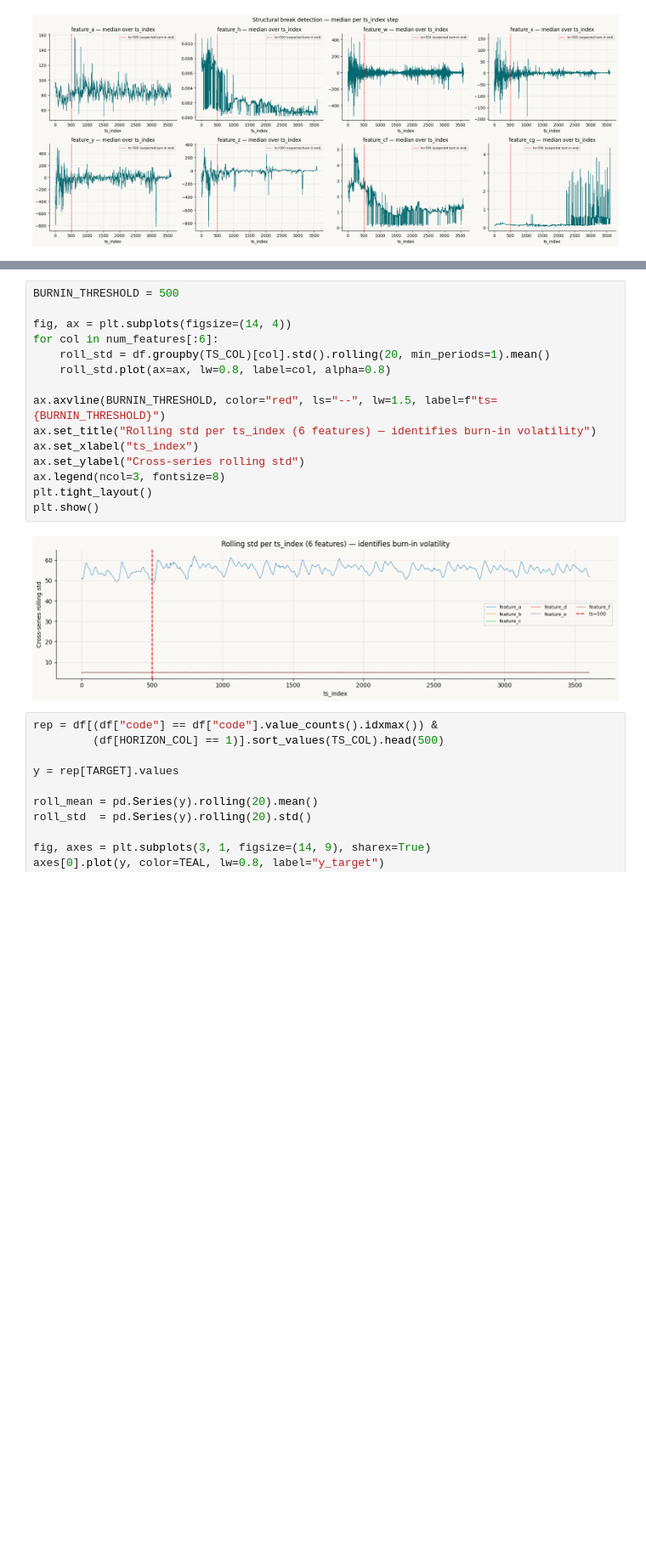
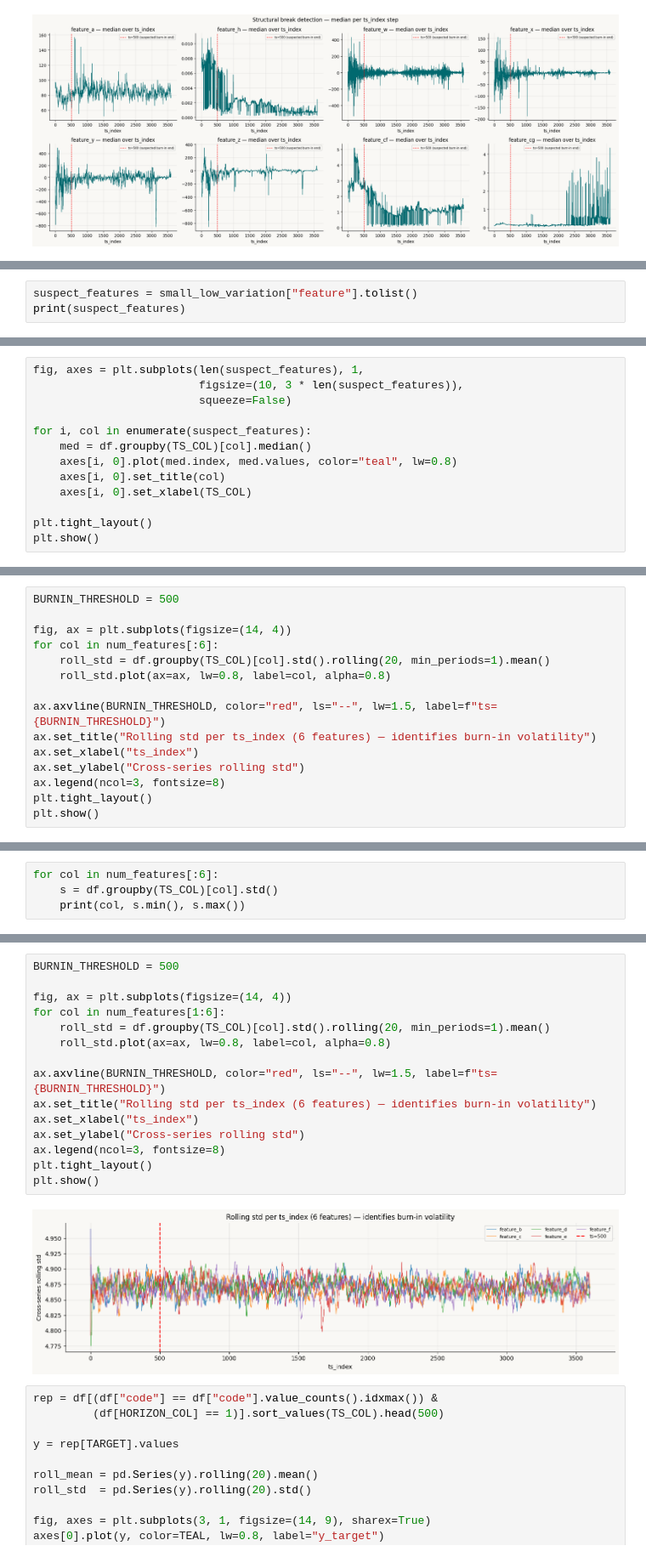
Before and after one commit to MartaTeo/Practical_DL, a Jupyter notebook: merged.ipynb, the cells around one changed output, grey strips where cells are left out. Shown at 85% size. Saved outputs shown, nothing was run; the diff lists cells and outputs as text; blank space fills up the shorter version.

```diff
--- a/merged.ipynb
+++ b/merged.ipynb
@@ -257,0 +388,3 @@ plt.show()
+# %%
+suspect_features = small_low_variation["feature"].tolist()
+print(suspect_features)
@@ -257,0 +393,13 @@ plt.show()
+# %%
+fig, axes = plt.subplots(len(suspect_features), 1,
+                         figsize=(10, 3 * len(suspect_features)),
+                         squeeze=False)
+
+for i, col in enumerate(suspect_features):
+    med = df.groupby(TS_COL)[col].median()
+    axes[i, 0].plot(med.index, med.values, color="teal", lw=0.8)
+    axes[i, 0].set_title(col)
+    axes[i, 0].set_xlabel(TS_COL)
+
+plt.tight_layout()
+plt.show()
@@ -257,0 +478,15 @@ plt.show()
+# %%
+BURNIN_THRESHOLD = 500
+
+fig, ax = plt.subplots(figsize=(14, 4))
+for col in num_features[:6]:
+    roll_std = df.groupby(TS_COL)[col].std().rolling(20, min_periods=1).mean()
+    roll_std.plot(ax=ax, lw=0.8, label=col, alpha=0.8)
+
+ax.axvline(BURNIN_THRESHOLD, color="red", ls="--", lw=1.5, label=f"ts={BURNIN_THRESHOLD}")
+ax.set_title("Rolling std per ts_index (6 features) — identifies burn-in volatility")
+ax.set_xlabel("ts_index")
+ax.set_ylabel("Cross-series rolling std")
+ax.legend(ncol=3, fontsize=8)
+plt.tight_layout()
+plt.show()
@@ -257,0 +495,4 @@ plt.show()
+# %%
+for col in num_features[:6]:
+    s = df.groupby(TS_COL)[col].std()
+    print(col, s.min(), s.max())
@@ -258,20 +506,20 @@ plt.show()
 # %%
 BURNIN_THRESHOLD = 500
 
 fig, ax = plt.subplots(figsize=(14, 4))
-for col in num_features[:6]:
+for col in num_features[1:6]:
     roll_std = df.groupby(TS_COL)[col].std().rolling(20, min_periods=1).mean()
     roll_std.plot(ax=ax, lw=0.8, label=col, alpha=0.8)
 
 ax.axvline(BURNIN_THRESHOLD, color="red", ls="--", lw=1.5, label=f"ts={BURNIN_THRESHOLD}")
 ax.set_title("Rolling std per ts_index (6 features) — identifies burn-in volatility")
 ax.set_xlabel("ts_index")
 ax.set_ylabel("Cross-series rolling std")
 ax.legend(ncol=3, fontsize=8)
 plt.tight_layout()
 plt.show()
 # %% [output]
-[figure, old version]
+[figure, new version]
 # %%
 rep = df[(df["code"] == df["code"].value_counts().idxmax()) &
          (df[HORIZON_COL] == 1)].sort_values(TS_COL).head(500)
```
Also changed, not shown: parts of 12 cells of this notebook.
